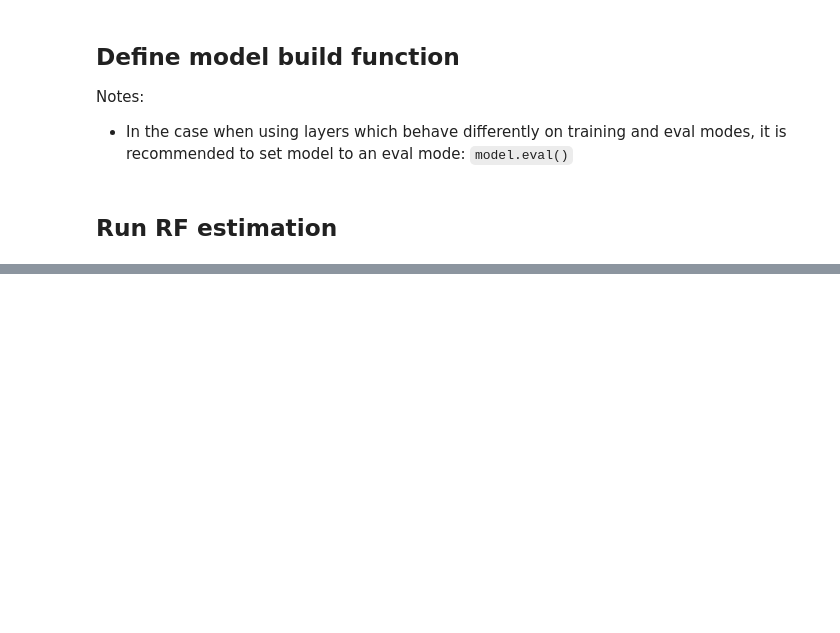
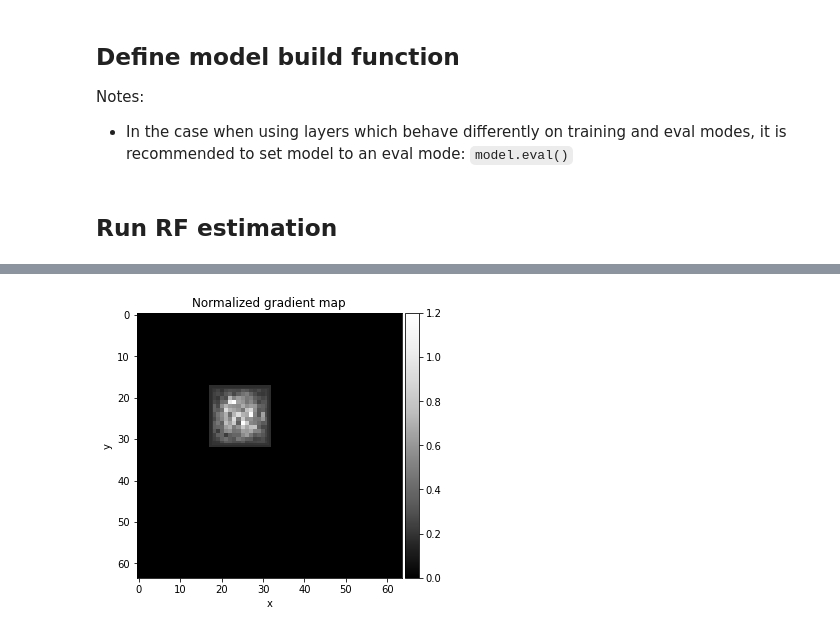
Before and after one commit to pprp/SimpleCVReproduction, a Jupyter notebook: easy-receptive-fields-pytorch/receptivefield/notebooks/minimal_example_with_pytorch_API.ipynb, the cells around one changed output, grey strips where cells are left out. Cells and saved outputs as stored; diff of their text form; code cells hidden in the pictures; blank space fills up the shorter version.

```diff
--- a/easy-receptive-fields-pytorch/receptivefield/notebooks/minimal_example_with_pytorch_API.ipynb
+++ b/easy-receptive-fields-pytorch/receptivefield/notebooks/minimal_example_with_pytorch_API.ipynb
@@ -85,2 +179,4 @@ rf.plot_rf_grids(get_default_image(input_shape, name='cat'), figsize=(20, 12), l
 # %%
-rf.plot_gradient_at(fm_id=1, point=(9, 9))
+rf.plot_gradient_at(fm_id=0, point=(9, 9))
+# %% [output]
+[figure, added]
```
Also changed, not shown: parts of 12 cells of this notebook, 13 other files.
